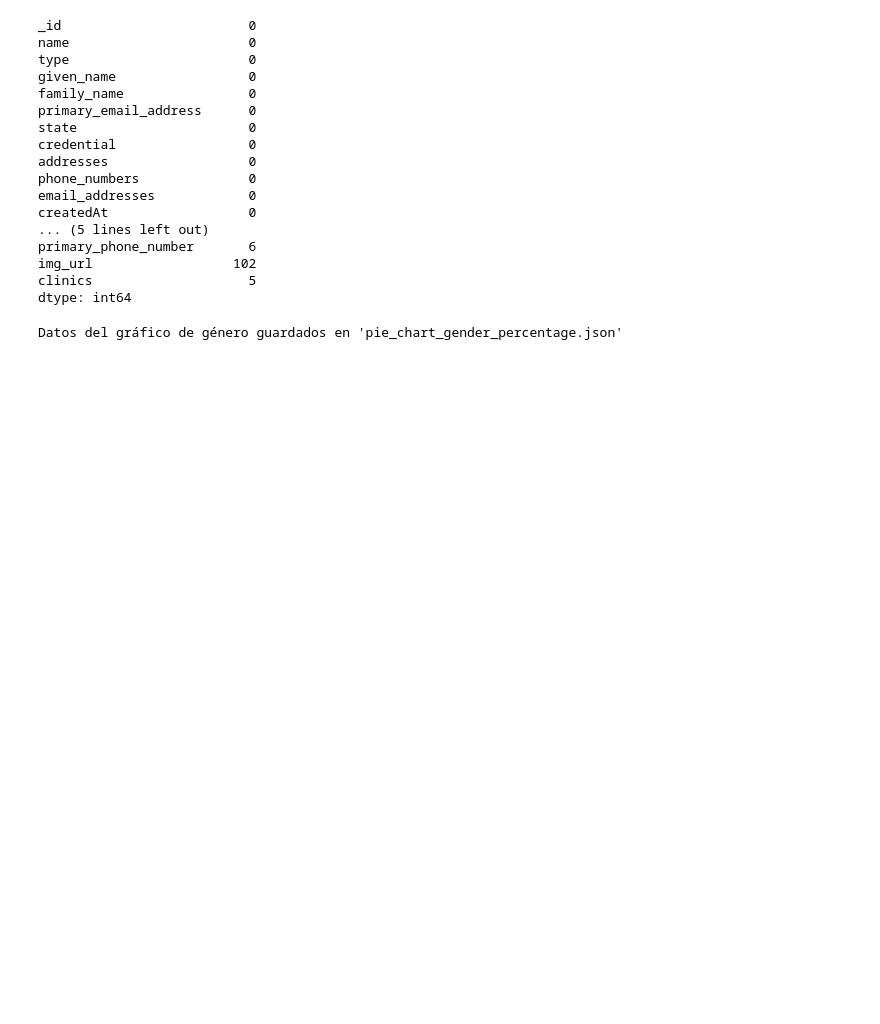
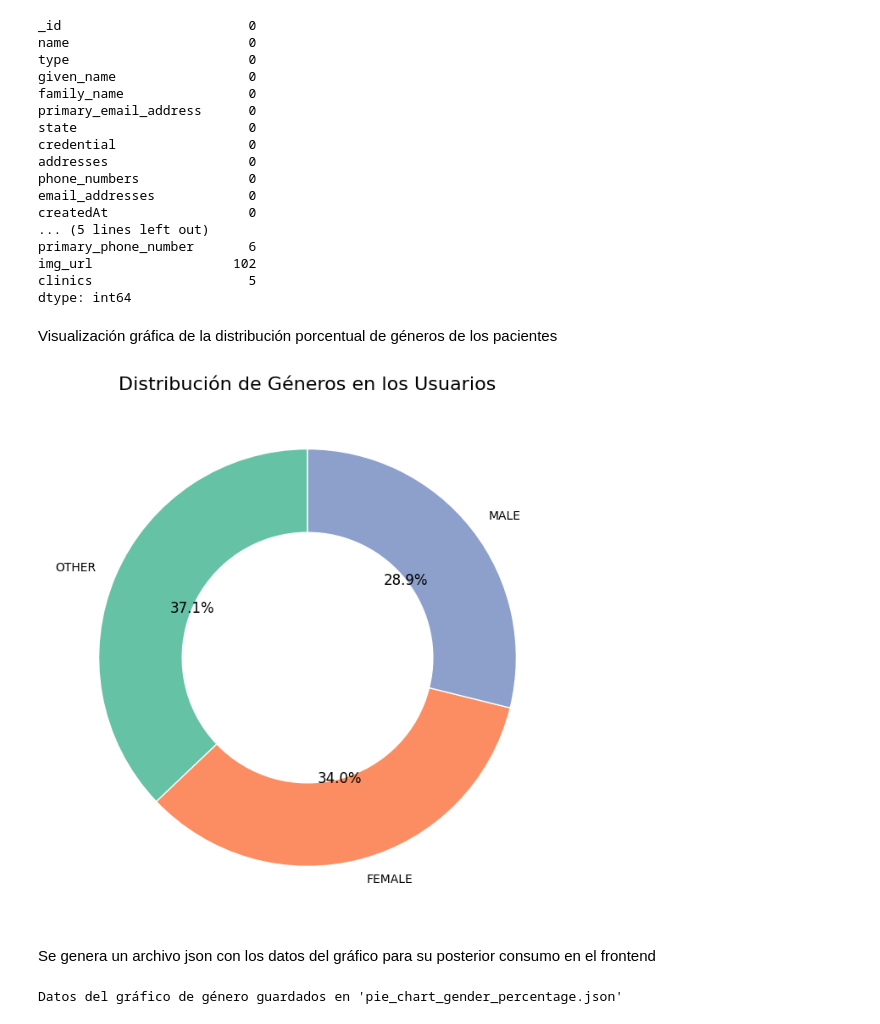
Before and after one commit to jorge210488/DentalRainMaker, a Jupyter notebook: notebooks/mongodb_connection.ipynb, the cells around one changed output. Cells and saved outputs as stored; diff of their text form; code cells hidden in the pictures; blank space fills up the shorter version.

Commit message:
se modifica libreria para visualizaciones de datos

```diff
--- a/notebooks/mongodb_connection.ipynb
+++ b/notebooks/mongodb_connection.ipynb
@@ -176,3 +179,33 @@ fig.show()
+# %% [markdown]
+Visualización gráfica de la distribución porcentual de géneros de los pacientes
+# %%
+df_users['gender'] = df_users['gender'].astype('category')
+
+# Calcular la distribución porcentual
+gender_distribution = df_users['gender'].value_counts(normalize=True) * 100
+
+# Crear un gráfico de torta con un agujero en el centro (donut)
+plt.figure(figsize=(8, 8))  # Tamaño del gráfico
+wedges, texts, autotexts = plt.pie(
+    gender_distribution.values,  # Valores porcentuales
+    labels=gender_distribution.index,  # Etiquetas de los géneros
+    autopct='%1.1f%%',  # Mostrar porcentajes en cada sección
+    startangle=90,  # Rotación para que el primer sector empiece arriba
+    colors=plt.cm.Set2.colors,  # Paleta de colores
+    wedgeprops={'width': 0.4, 'edgecolor': 'white'}  # Ancho del anillo para crear efecto de donut
+)
+
+# Personalización de texto (autopct)
+for autotext in autotexts:
+    autotext.set_color('black')  # Cambiar color del texto a negro para destacar
+    autotext.set_fontsize(12)  # Ajustar tamaño de fuente
+
+plt.title("Distribución de Géneros en los Usuarios", fontsize=16)
+plt.show()
+# %% [output]
+[figure, added]
+# %% [markdown]
+Se genera un archivo json con los datos del gráfico para su posterior consumo en el frontend
 # %%
 # Calcular distribución porcentual por género
 gender_counts = df_users['gender'].value_counts(normalize=True) * 100  # Normalizar para obtener porcentajes
```
Also changed, not shown: parts of 31 cells of this notebook, 1 other file.
